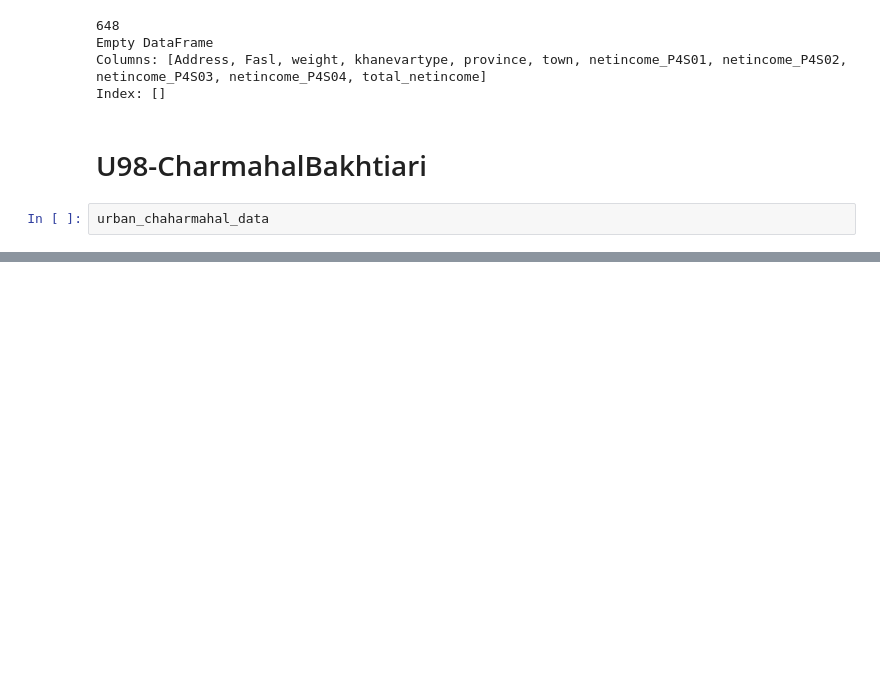
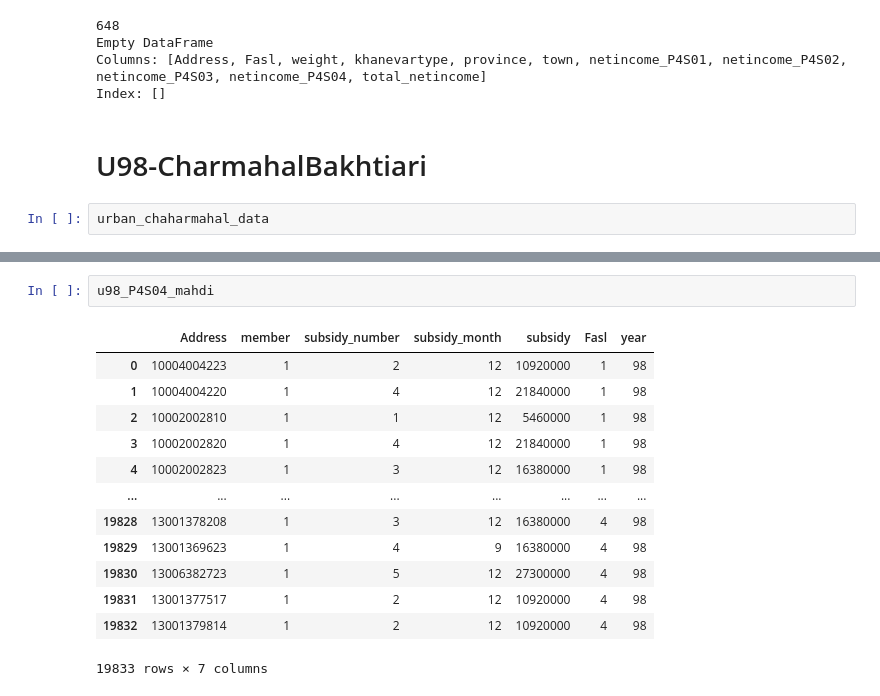
Before and after one commit to AmirmahdiGolahmar/Iranian_HEIS, a Jupyter notebook: data/Preprocessing.ipynb, the cells around one changed output, grey strips where cells are left out. Saved outputs shown, nothing was run; the diff lists cells and outputs as text; blank space fills up the shorter version.

```diff
--- a/data/Preprocessing.ipynb
+++ b/data/Preprocessing.ipynb
@@ -1173,0 +1289,16 @@ urban_chaharmahal_data
+# %%
+u98_P4S04_mahdi
+# %% [output]
+|  | Address | member | subsidy_number | subsidy_month | subsidy | Fasl | year |
+| 0 | 10004004223 | 1 | 2 | 12 | 10920000 | 1 | 98 |
+| 1 | 10004004220 | 1 | 4 | 12 | 21840000 | 1 | 98 |
+| 2 | 10002002810 | 1 | 1 | 12 | 5460000 | 1 | 98 |
+| 3 | 10002002820 | 1 | 4 | 12 | 21840000 | 1 | 98 |
+| 4 | 10002002823 | 1 | 3 | 12 | 16380000 | 1 | 98 |
+| ... | ... | ... | ... | ... | ... | ... | ... |
+| 19828 | 13001378208 | 1 | 3 | 12 | 16380000 | 4 | 98 |
+| 19829 | 13001369623 | 1 | 4 | 9 | 16380000 | 4 | 98 |
+| 19830 | 13006382723 | 1 | 5 | 12 | 27300000 | 4 | 98 |
+| 19831 | 13001377517 | 1 | 2 | 12 | 10920000 | 4 | 98 |
+| 19832 | 13001379814 | 1 | 2 | 12 | 10920000 | 4 | 98 |
+19833 rows × 7 columns
```
Also changed, not shown: parts of 17 cells of this notebook, 1 other file.
